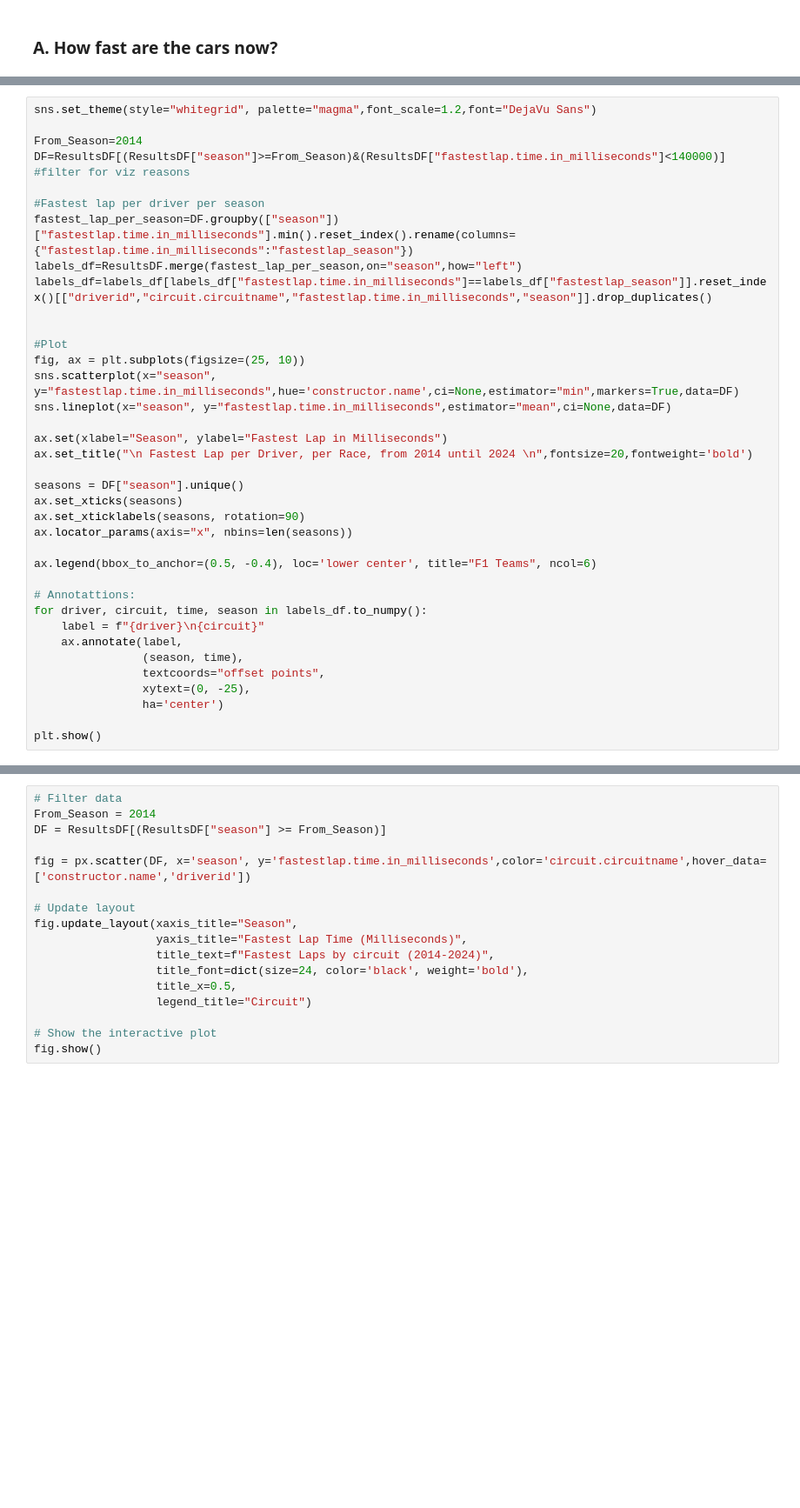
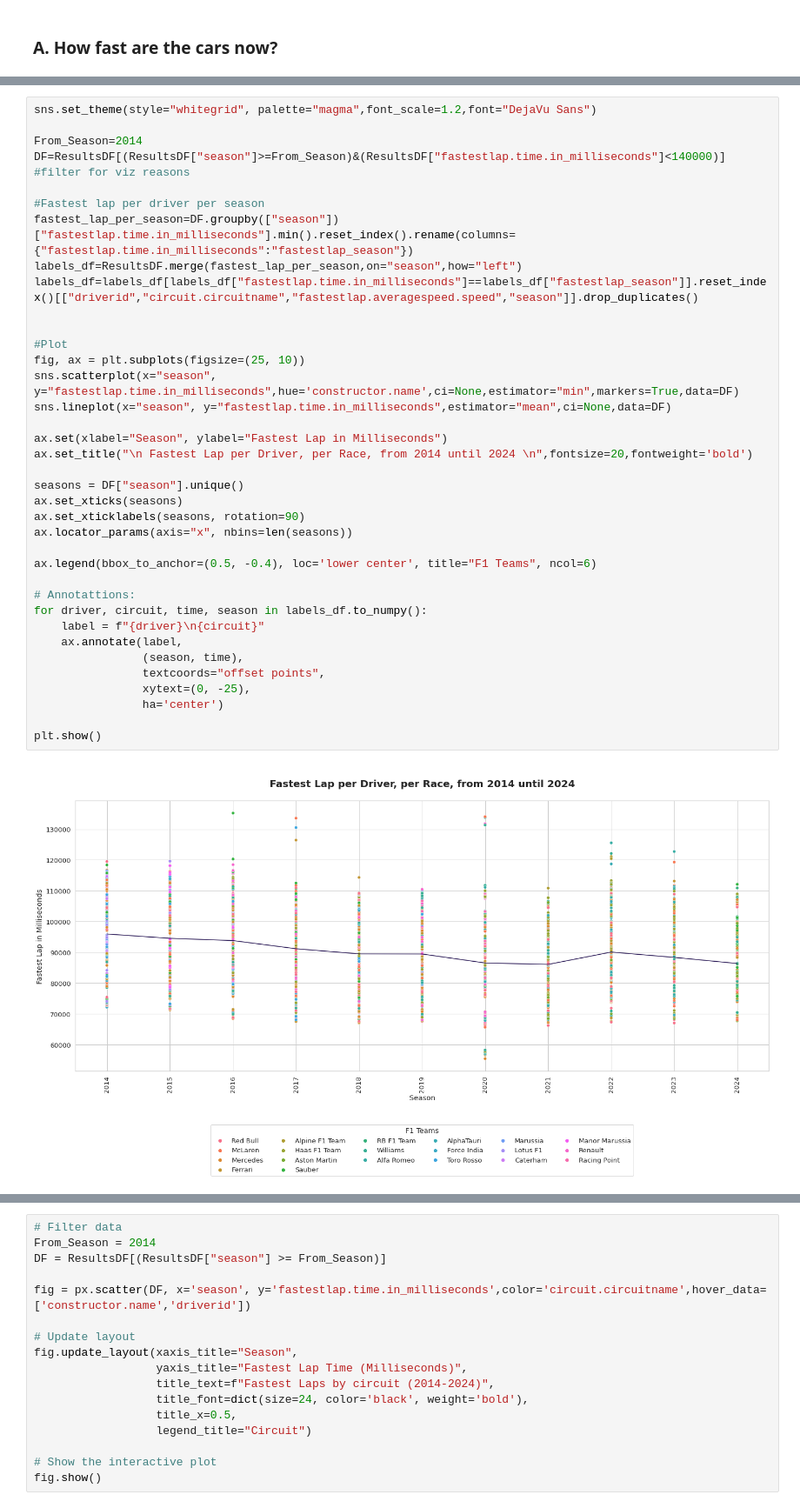
Before and after one commit to GabyCisnerosV/F1_NoName, a Jupyter notebook: 2_EDA_Part1.ipynb, the cells around one changed output, grey strips where cells are left out. Shown at 87% size. Drawn from its saved outputs; the diff is of its cells as text; blank space fills up the shorter version.

Commit message:
graphs modified

```diff
--- a/2_EDA_Part1.ipynb
+++ b/2_EDA_Part1.ipynb
@@ -78,32 +78,34 @@ DF=ResultsDF[(ResultsDF["season"]>=From_Season)&(ResultsDF["fastestlap.time.in_m
 #Fastest lap per driver per season
 fastest_lap_per_season=DF.groupby(["season"])["fastestlap.time.in_milliseconds"].min().reset_index().rename(columns={"fastestlap.time.in_milliseconds":"fastestlap_season"})
 labels_df=ResultsDF.merge(fastest_lap_per_season,on="season",how="left")
-labels_df=labels_df[labels_df["fastestlap.time.in_milliseconds"]==labels_df["fastestlap_season"]].reset_index()[["driverid","circuit.circuitname","fastestlap.time.in_milliseconds","season"]].drop_duplicates()
+labels_df=labels_df[labels_df["fastestlap.time.in_milliseconds"]==labels_df["fastestlap_season"]].reset_index()[["driverid","circuit.circuitname","fastestlap.averagespeed.speed","season"]].drop_duplicates()
 
 
 #Plot
 fig, ax = plt.subplots(figsize=(25, 10))
 sns.scatterplot(x="season", y="fastestlap.time.in_milliseconds",hue='constructor.name',ci=None,estimator="min",markers=True,data=DF)
 sns.lineplot(x="season", y="fastestlap.time.in_milliseconds",estimator="mean",ci=None,data=DF)
 
 ax.set(xlabel="Season", ylabel="Fastest Lap in Milliseconds")
 ax.set_title("\n Fastest Lap per Driver, per Race, from 2014 until 2024 \n",fontsize=20,fontweight='bold')
 
 seasons = DF["season"].unique()
 ax.set_xticks(seasons)
 ax.set_xticklabels(seasons, rotation=90)
 ax.locator_params(axis="x", nbins=len(seasons))
 
 ax.legend(bbox_to_anchor=(0.5, -0.4), loc='lower center', title="F1 Teams", ncol=6)
 
 # Annotattions:
 for driver, circuit, time, season in labels_df.to_numpy():
     label = f"{driver}\n{circuit}"
     ax.annotate(label,
                 (season, time),
                 textcoords="offset points",
                 xytext=(0, -25),
                 ha='center')
 
 plt.show()
+# %% [output]
+[figure, added]
 # %% [markdown]
```
Also changed, not shown: parts of 7 cells of this notebook, 1 other file.
